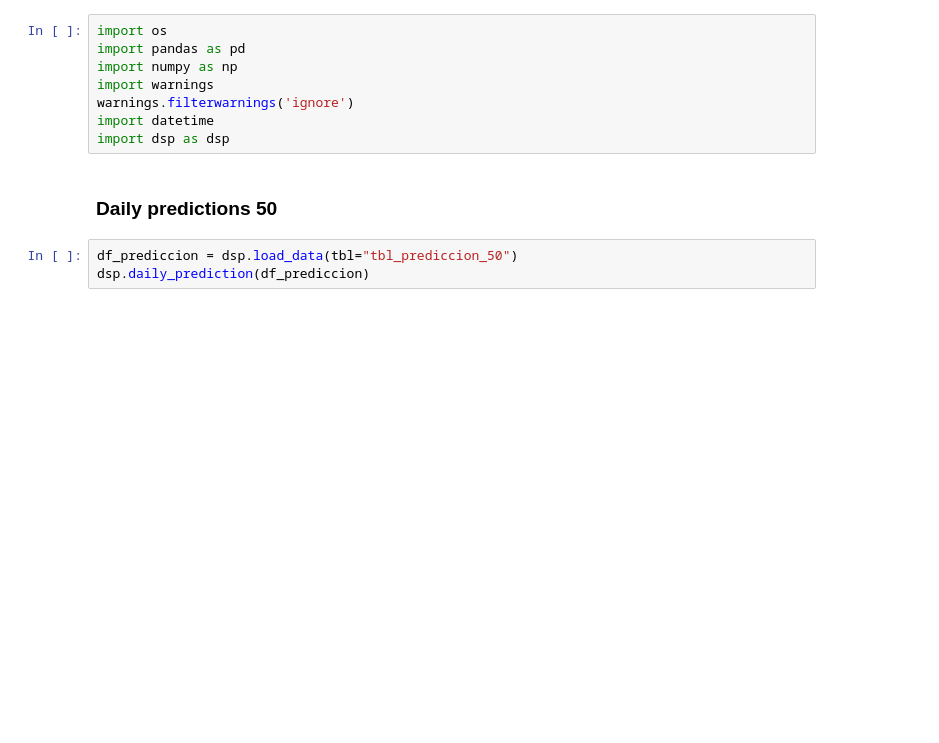
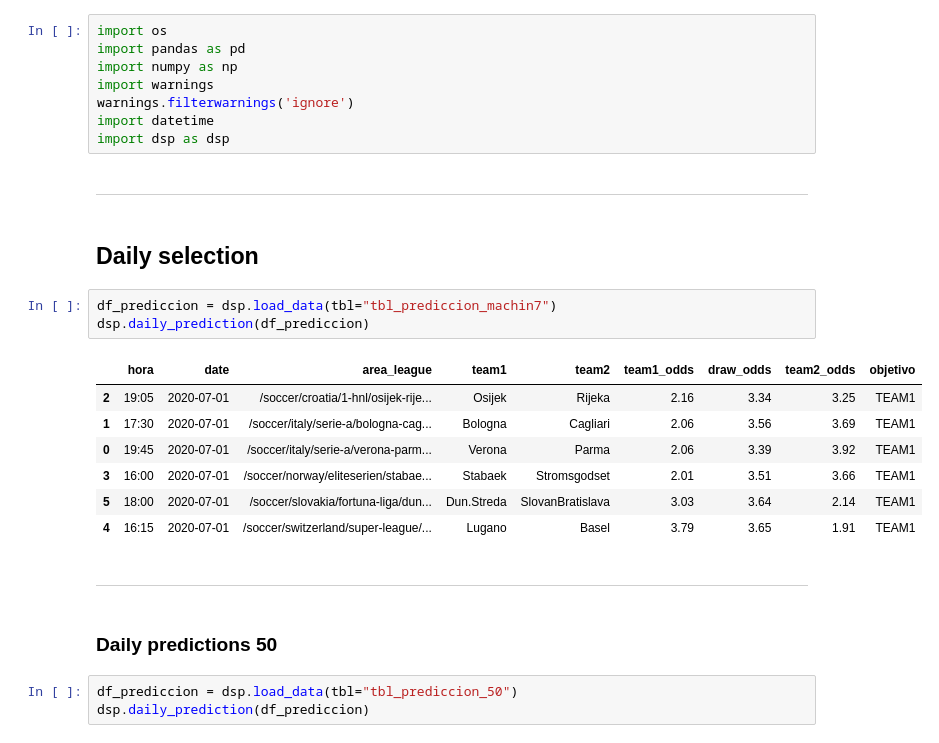
Before and after one commit to jtmancilla/DSP-Sport-AI, a Jupyter notebook: Daily-predictions.ipynb, the cells around one changed output. Saved outputs shown, nothing was run; the diff lists cells and outputs as text; blank space fills up the shorter version.

```diff
--- a/Daily-predictions.ipynb
+++ b/Daily-predictions.ipynb
@@ -6,6 +6,23 @@ import warnings
 warnings.filterwarnings('ignore')
 import datetime
 import dsp as dsp
+# %% [markdown]
+___
+# %% [markdown]
+## Daily selection
+# %%
+df_prediccion = dsp.load_data(tbl="tbl_prediccion_machin7")
+dsp.daily_prediction(df_prediccion)
+# %% [output]
+|  | hora | date | area_league | team1 | team2 | team1_odds | draw_odds | team2_odds | objetivo |
+| 2 | 19:05 | 2020-07-01 | /soccer/croatia/1-hnl/osijek-rije... | Osijek | Rijeka | 2.16 | 3.34 | 3.25 | TEAM1 |
+| 1 | 17:30 | 2020-07-01 | /soccer/italy/serie-a/bologna-cag... | Bologna | Cagliari | 2.06 | 3.56 | 3.69 | TEAM1 |
+| 0 | 19:45 | 2020-07-01 | /soccer/italy/serie-a/verona-parm... | Verona | Parma | 2.06 | 3.39 | 3.92 | TEAM1 |
+| 3 | 16:00 | 2020-07-01 | /soccer/norway/eliteserien/stabae... | Stabaek | Stromsgodset | 2.01 | 3.51 | 3.66 | TEAM1 |
+| 5 | 18:00 | 2020-07-01 | /soccer/slovakia/fortuna-liga/dun... | Dun.Streda | SlovanBratislava | 3.03 | 3.64 | 2.14 | TEAM1 |
+| 4 | 16:15 | 2020-07-01 | /soccer/switzerland/super-league/... | Lugano | Basel | 3.79 | 3.65 | 1.91 | TEAM1 |
+# %% [markdown]
+___
 # %% [markdown]
 ### Daily predictions 50
 # %%
```
